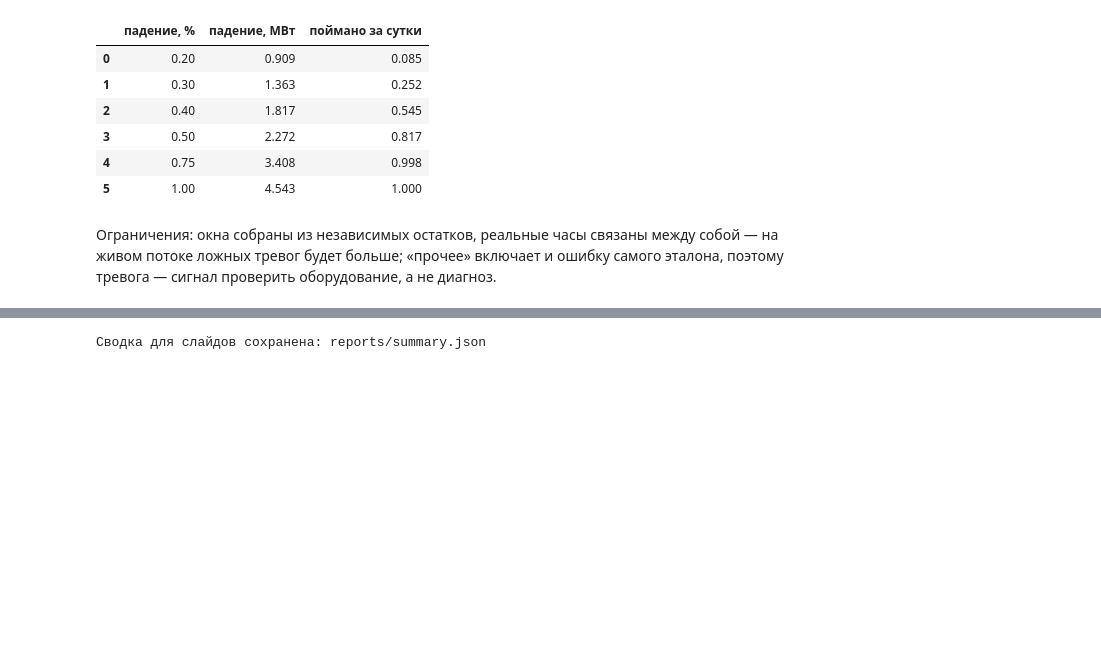
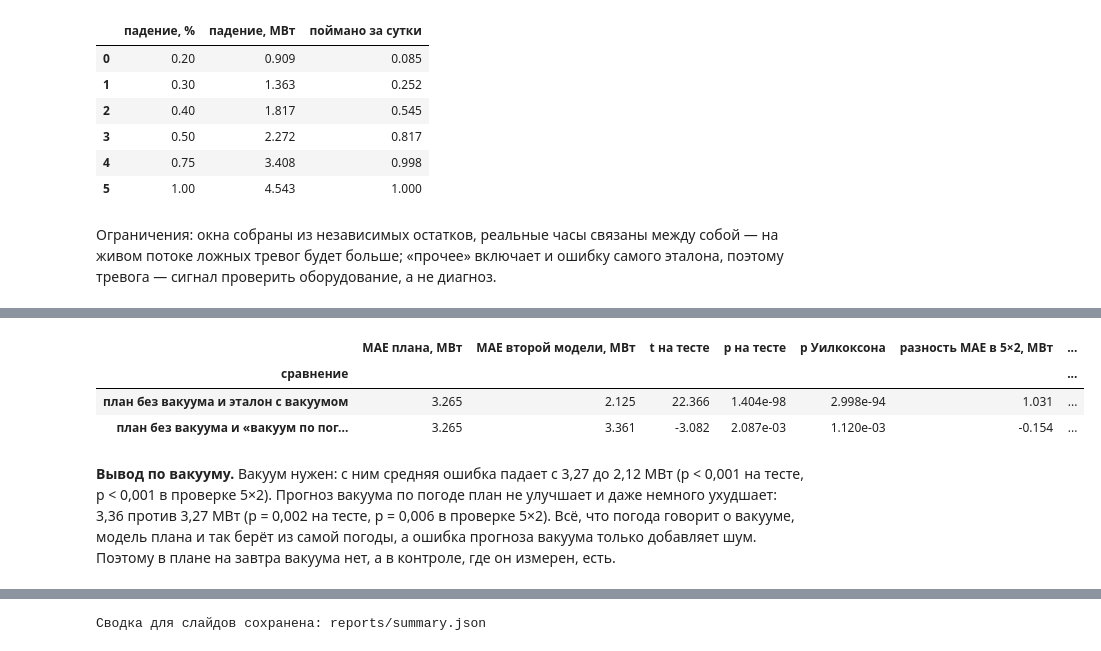
Before and after one commit to eFoggye/etalon-pgu, a Jupyter notebook: notebooks/research.ipynb, the cells around one changed output, grey strips where cells are left out. Drawn from its saved outputs; the diff is of its cells as text; code cells hidden in the pictures; blank space fills up the shorter version.

```diff
--- a/notebooks/research.ipynb
+++ b/notebooks/research.ipynb
@@ -769,0 +714,76 @@ display(grid)
+# %%
+from sklearn.model_selection import KFold, cross_val_predict
+
+from powerplant.evidence import (
+    VacuumFromWeather, calibration_table, dietterich_5x2cv, novelty_error_ratio, paired_error_test,
+)
+from powerplant.models import FRESH_FOLD_OFFSET
+from powerplant.novelty import fit_novelty, novelty_distance
+
+
+def ru(value: float, digits: int = 2) -> str:
+    return f"{value:.{digits}f}".replace(".", ",").replace("-", "−")
+
+
+def p_text(p: float) -> str:
+    return "p < 0,001" if p < 0.001 else f"p = {ru(p, 3)}"
+
+
+P, A = list(config.FEATURES_PLAN), list(config.FEATURES_ALL)
+train, test = split.train, split.test
+y_test = test["PE"].to_numpy()
+plan_fit = tuned_model("plan", metrics["sets"]["plan"]["chosen"]).fit(train[P], train["PE"])
+ref_fit = tuned_model("ref", metrics["sets"]["ref"]["chosen"]).fit(train[A], train["PE"])
+two_stage = VacuumFromWeather(power_model=tuned_model("ref", metrics["sets"]["ref"]["chosen"]))
+two_stage.fit(train[A], train["PE"])
+pred_plan, pred_ref = plan_fit.predict(test[P]), ref_fit.predict(test[A])
+pred_two = two_stage.predict(test[P])  # только погода: вакуум берётся из её прогноза
+
+sheet_list = list(sheets.values())
+evidence = {
+    "test_plan_vs_ref": paired_error_test(y_test, pred_plan, pred_ref),
+    "test_plan_vs_two_stage": paired_error_test(y_test, pred_plan, pred_two),
+    "cv5x2_plan_vs_ref": dietterich_5x2cv(clone(plan_fit), P, clone(ref_fit), A, sheet_list),
+    "cv5x2_plan_vs_two_stage": dietterich_5x2cv(clone(plan_fit), P, two_stage, A, sheet_list),
+}
+pairs = {
+    "план без вакуума и эталон с вакуумом": ("test_plan_vs_ref", "cv5x2_plan_vs_ref"),
+    "план без вакуума и «вакуум по погоде → эталон»": ("test_plan_vs_two_stage", "cv5x2_plan_vs_two_stage"),
+}
+display(pd.DataFrame([{
+    "сравнение": name,
+    "MAE плана, МВт": evidence[t]["mae_a"],
+    "MAE второй модели, МВт": evidence[t]["mae_b"],
+    "t на тесте": evidence[t]["t"],
+    "p на тесте": evidence[t]["p_value"],
+    "p Уилкоксона": evidence[t]["wilcoxon_p"],
+    "разность MAE в 5×2, МВт": evidence[cv]["mean_mae_diff"],
+    "p в 5×2": evidence[cv]["p_value"],
+} for name, (t, cv) in pairs.items()]).set_index("сравнение"))
+# %% [output]
+|  | MAE плана, МВт | MAE второй модели, МВт | t на тесте | p на тесте | p Уилкоксона | разность MAE в 5×2, МВт | ... |
+| сравнение |  |  |  |  |  |  | ... |
+| план без вакуума и эталон с вакуумом | 3.265 | 2.125 | 22.366 | 1.404e-98 | 2.998e-94 | 1.031 | ... |
+| план без вакуума и «вакуум по пог... | 3.265 | 3.361 | -3.082 | 2.087e-03 | 1.120e-03 | -0.154 | ... |
+# %%
+with_v, via_weather = evidence["test_plan_vs_ref"], evidence["test_plan_vs_two_stage"]
+cv_v, cv_weather = evidence["cv5x2_plan_vs_ref"], evidence["cv5x2_plan_vs_two_stage"]
+if via_weather["mae_b"] > via_weather["mae_a"] and via_weather["p_value"] < 0.05:
+    verdict = "план не улучшает и даже немного ухудшает"
+elif via_weather["p_value"] >= 0.05:
+    verdict = "план значимо не улучшает"
+else:
+    verdict = "план улучшает — решение надо пересмотреть"
+display(Markdown(
+    f"**Вывод по вакууму.** Вакуум нужен: с ним средняя ошибка падает с {ru(with_v['mae_a'])} "
+    f"до {ru(with_v['mae_b'])} МВт ({p_text(with_v['p_value'])} на тесте, "
+    f"{p_text(cv_v['p_value'])} в проверке 5×2). "
+    f"Прогноз вакуума по погоде {verdict}: {ru(via_weather['mae_b'])} против "
+    f"{ru(via_weather['mae_a'])} МВт ({p_text(via_weather['p_value'])} на тесте, "
+    f"{p_text(cv_weather['p_value'])} в проверке 5×2). "
+    "Всё, что погода говорит о вакууме, модель плана и так берёт из самой погоды, "
+    "а ошибка прогноза вакуума только добавляет шум. Поэтому в плане на завтра вакуума нет, "
+    "а в контроле, где он измерен, есть."
+))
+# %% [output]
+**Вывод по вакууму.** Вакуум нужен: с ним средняя ошибка падает с 3,27 до 2,12 МВт (p < 0,001 на тесте, p < 0,001 в проверке 5×2). Прогноз вакуума по погоде план не улучшает и даже немного ухудшает: 3,36 против 3,27 МВт (p = 0,002 на тесте, p = 0,006 в проверке 5×2). Всё, что погода говорит о вакууме, модель плана и так берёт из самой погоды, а ошибка прогноза вакуума только добавляет шум. Поэтому в плане на завтра вакуума нет, а в контроле, где он измерен, есть.
```
Also changed, not shown: parts of 21 cells of this notebook, 13 other files.
